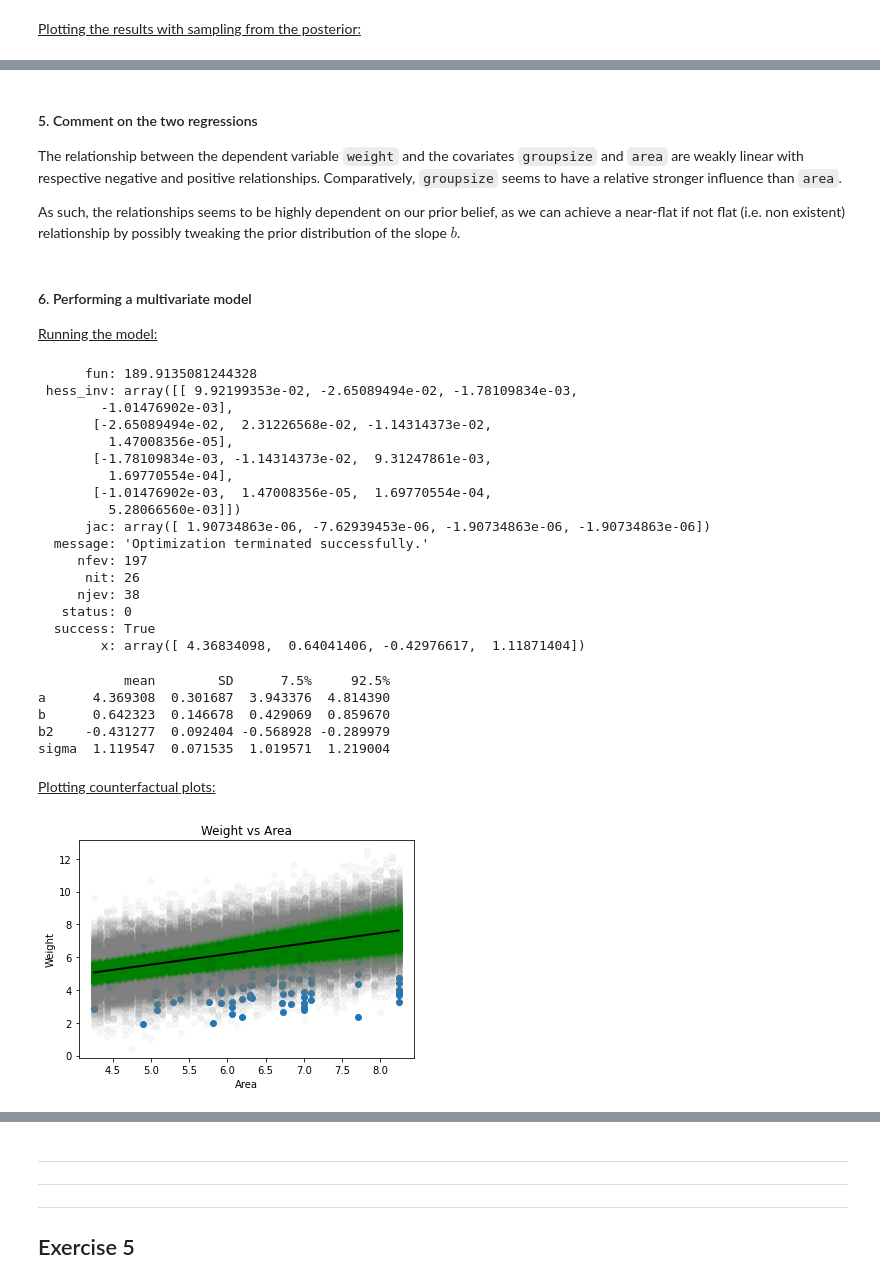
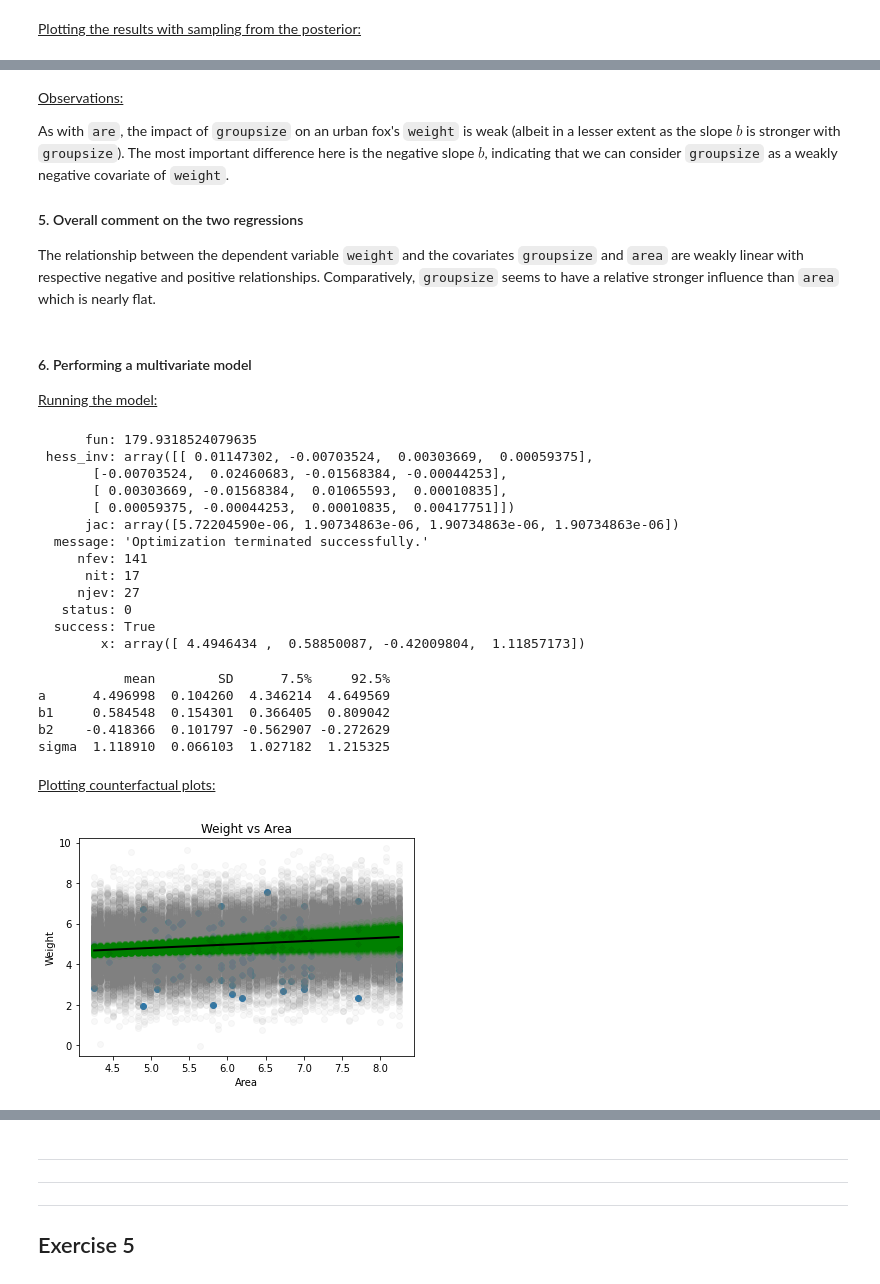
Before and after one commit to qlero/UCA_MSc-DS2, a Jupyter notebook: bayesian_learning/assignments/assignment_2/assignments_2.ipynb, the cells around one changed output, grey strips where cells are left out. Drawn from its saved outputs; the diff is of its cells as text; code cells hidden in the pictures.

```diff
--- a/bayesian_learning/assignments/assignment_2/assignments_2.ipynb
+++ b/bayesian_learning/assignments/assignment_2/assignments_2.ipynb
@@ -205,6 +205,7 @@ def plot_variation(
     plot_xlabel: str,
     plot_ylabel: str,
     posterior_samples: np.ndarray,
+    posterior_means: np.ndarray,
     higher_order: bool = False,
     max_order: int = 1
 ):
@@ -213,9 +214,8 @@ def plot_variation(
     """
     # Computes the range of the plot area
     x_range = np.linspace(min(data[covar_name]), max(data[covar_name]))
-    mean_prediction = post_mean[0] + post_mean[1] * x_range + post_mean[2] * x_range**2
-    mean_prediction = post_mean[0] + \
-                      np.sum([post_mean[i] * x_range**(i if higher_order else 1)
+    mean_prediction = posterior_means[0] + \
+                      np.sum([posterior_means[i] * x_range**(i if higher_order else 1)
                               for i in range(1, max_order+1)],
                              axis=0)
     # Samples from a posterior distribution to obtain a predictive interval for
@@ -899,9 +935,11 @@ counterfactual_plot(
 # %% [markdown]
-#### 5. Comment on the two regressions
+<u>Observations:</u>
 
-The relationship between the dependent variable `weight` and the covariates `groupsize` and `area` are weakly linear with respective negative and positive relationships. Comparatively, `groupsize` seems to have a relative stronger influence than `area`.
+As with `are`, the impact of `groupsize` on an urban fox's `weight` is weak (albeit in a lesser extent as the slope $b$ is stronger with `groupsize`). The most important difference here is the negative slope $b$, indicating that we can consider `groupsize` as a weakly negative covariate of `weight`.
 
-As such, the relationships seems to be highly dependent on our prior belief, as we can achieve a near-flat if not flat (i.e. non existent) relationship by possibly tweaking the prior distribution of the slope $b$.
+#### 5. Overall comment on the two regressions
+
+The relationship between the dependent variable `weight` and the covariates `groupsize` and `area` are weakly linear with respective negative and positive relationships. Comparatively, `groupsize` seems to have a relative stronger influence than `area` which is nearly flat.
 # %% [markdown]
 #### 6. Performing a multivariate model
 
@@ -914,15 +952,15 @@ likelihood = 'gaussian'
 
 # Defining the prior with hyperparameters
 prior_a_mean = 4.5
-prior_a_sigma = 1.2
+prior_a_sigma = 0.11
 prior_a = ['gaussian', [prior_a_mean, prior_a_sigma]]
 
-prior_b_mean = 3.
+prior_b_mean = 1.
 prior_b_sigma = 1.
 prior_b = ['gaussian', [prior_b_mean, prior_b_sigma]]
 
 prior_b2_mean = 4.
-prior_b2_sigma = 4.
+prior_b2_sigma = 1.
 prior_b2 = ['gaussian', [prior_b_mean, prior_b_sigma]]
 
 sigma_inf = 0.
@@ -935,30 +973,28 @@ priors = [prior_a, prior_b, prior_b2, prior_sigma]
 
 solution_regression_2var = laplace_solution_regression(expr, data, likelihood, priors)
 # %% [output]
-      fun: 189.9135081244328
- hess_inv: array([[ 9.92199353e-02, -2.65089494e-02, -1.78109834e-03,
-        -1.01476902e-03],
-       [-2.65089494e-02,  2.31226568e-02, -1.14314373e-02,
-         1.47008356e-05],
-       [-1.78109834e-03, -1.14314373e-02,  9.31247861e-03,
-         1.69770554e-04],
-       [-1.01476902e-03,  1.47008356e-05,  1.69770554e-04,
-         5.28066560e-03]])
-      jac: array([ 1.90734863e-06, -7.62939453e-06, -1.90734863e-06, -1.90734863e-06])
+      fun: 179.9318524079635
+ hess_inv: array([[ 0.01147302, -0.00703524,  0.00303669,  0.00059375],
+       [-0.00703524,  0.02460683, -0.01568384, -0.00044253],
+       [ 0.00303669, -0.01568384,  0.01065593,  0.00010835],
+       [ 0.00059375, -0.00044253,  0.00010835,  0.00417751]])
+      jac: array([5.72204590e-06, 1.90734863e-06, 1.90734863e-06, 1.90734863e-06])
   message: 'Optimization terminated successfully.'
-     nfev: 197
-      nit: 26
-     njev: 38
+     nfev: 141
+      nit: 17
+     njev: 27
    status: 0
   success: True
-        x: array([ 4.36834098,  0.64041406, -0.42976617,  1.11871404])
+        x: array([ 4.4946434 ,  0.58850087, -0.42009804,  1.11857173])
 # %%
-post_mean, post_sd, posterior_samples_2var = summarize(solution_regression_2var, names={0:'a',1:'b', 2:'b2', 3:'sigma'})
+posterior_means, _, posterior_samples_2var = summarize(
+    solution_regression_2var, names={0:'a',1:'b1', 2:'b2', 3:'sigma'}
+)
 # %% [output]
            mean        SD      7.5%     92.5%
-a      4.369308  0.301687  3.943376  4.814390
-b      0.642323  0.146678  0.429069  0.859670
-b2    -0.431277  0.092404 -0.568928 -0.289979
-sigma  1.119547  0.071535  1.019571  1.219004
+a      4.496998  0.104260  4.346214  4.649569
+b1     0.584548  0.154301  0.366405  0.809042
+b2    -0.418366  0.101797 -0.562907 -0.272629
+sigma  1.118910  0.066103  1.027182  1.215325
 # %% [markdown]
 <u>Plotting counterfactual plots:</u>
@@ -1011,16 +1001,17 @@ def counterfactual_plot(
 # %%
 plot_variation(
     data,
     "weight",
     mean_area,
     "area",
     'Weight vs Area',
     "Area",
     "Weight",
     posterior_samples_2var,
+    posterior_means,
     higher_order = False,
-    max_order = 1
+    max_order = 2
 )
 # %% [output]
-[figure, old version]
+[figure, new version]
 # %%
```
Also changed, not shown: parts of 38 cells of this notebook.
